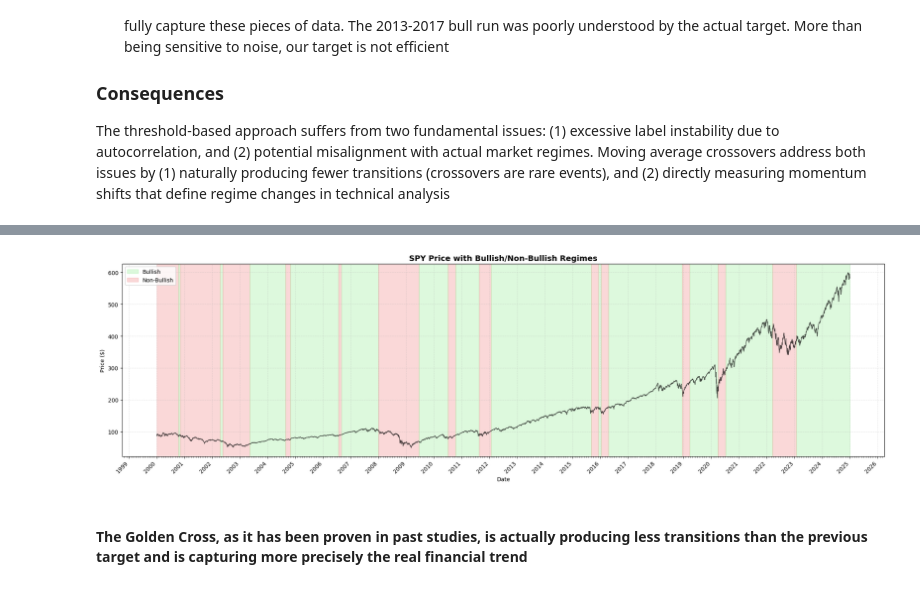
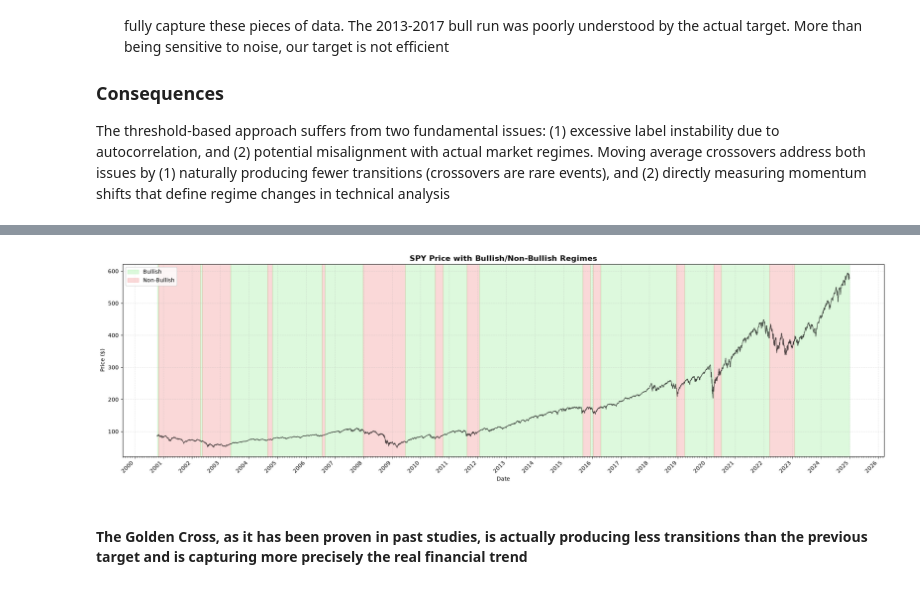
Before and after one commit to Bissapinho/Trend-classifier, a Jupyter notebook: notebooks/01_target_testing.ipynb, the cells around one changed output, grey strips where cells are left out. Saved outputs shown, nothing was run; the diff lists cells and outputs as text; code cells hidden in the pictures.

```diff
--- a/notebooks/01_target_testing.ipynb
+++ b/notebooks/01_target_testing.ipynb
@@ -85,7 +87,7 @@ After testing multiple configurations, we select **(period=60, goalreturn=0.05)*
    - (60, 0.05) strikes the best compromise between financial rigor and modeling feasibility
 # %%
 df1 = spy.copy()
-df1 = add_all_features(df1)
+df1 = add_returns(df1)
 df1 = add_target(df1, period=60, goalreturn=0.05)
 
 df1 = df1.drop(['Dividends', 'Stock Splits', 'Capital Gains'], axis=1)
@@ -213,4 +215,6 @@ Long Term (Golden Cross) (MA50/MA200):
 # %%
+df_test = df_test.dropna(subset=['Trend']).reset_index(drop=True)
+
 fig, ax = plt.subplots(figsize=(20, 6))
 
 ax.plot(df_test['Date'], df_test['Close'], color='black', linewidth=1, alpha=0.7)
@@ -231,34 +235,34 @@ for i in range(1, len(df_test)):
                    color=colors[label], alpha=0.3)
         label = df_test['Trend'].iloc[i]
         start_date = df_test['Date'].iloc[i]
 
 ax.axvspan(start_date, df_test['Date'].iloc[-1],
            color=colors[label], alpha=0.3)
 
 
 ax.xaxis.set_major_locator(mdates.YearLocator())
 ax.xaxis.set_major_formatter(mdates.DateFormatter('%Y'))
 ax.xaxis.set_minor_locator(mdates.MonthLocator())
 
 #Label rotation
 plt.setp(ax.xaxis.get_majorticklabels(), rotation=45, ha='right')
 
 
 ax.set_title('SPY Price with Bullish/Non-Bullish Regimes', fontsize=14, fontweight='bold')
 ax.set_xlabel('Date')
 ax.set_ylabel('Price ($)')
 
 
 bullish_patch = mpatches.Patch(color='lightgreen', alpha=0.3, label='Bullish')
 bearish_patch = mpatches.Patch(color='lightcoral', alpha=0.3, label='Non-Bullish')
 ax.legend(handles=[bullish_patch, bearish_patch], loc='upper left')
 
 
 ax.grid(True, alpha=0.3, linestyle='--')
 
 plt.tight_layout()
 # %% [output]
-[figure, old version]
+[figure, new version]
 # %% [markdown]
 #### The Golden Cross, as it has been proven in past studies, is actually producing less transitions than the previous target and is capturing more precisely the real financial trend
 # %%
```
Also changed, not shown: parts of 10 cells of this notebook, 7 other files.
